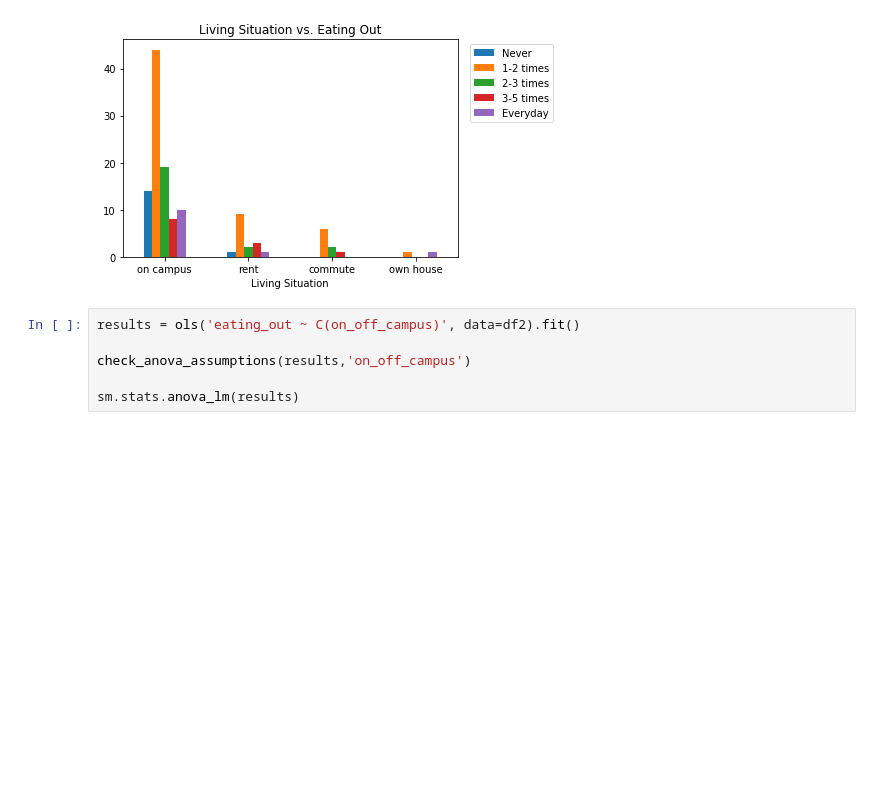
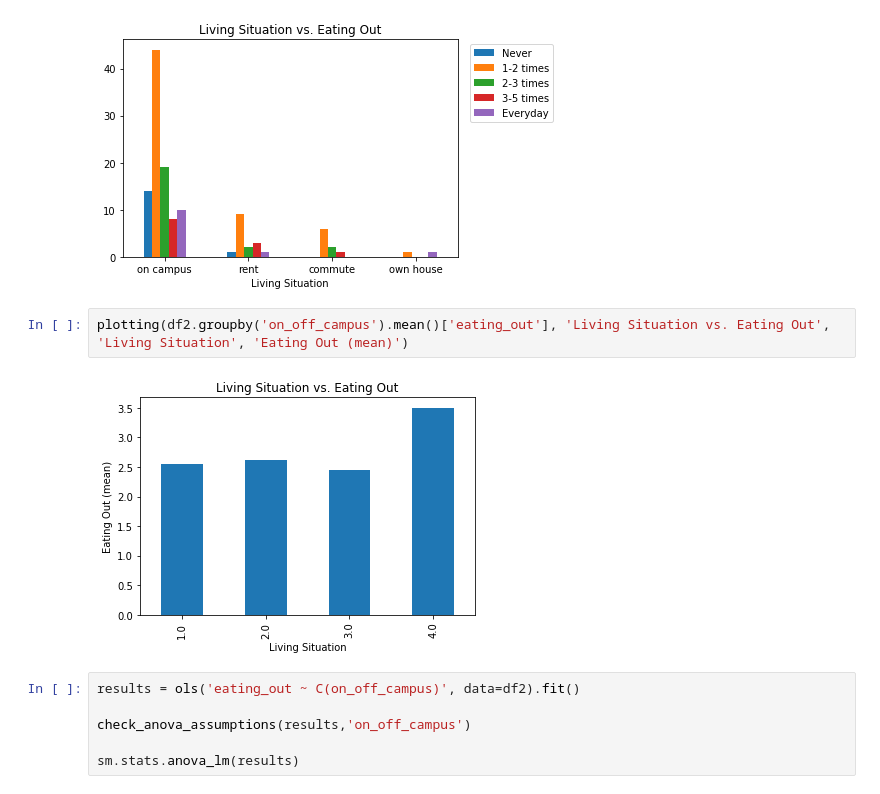
Before and after one commit to tiffanyhsu001/Stats131_FinalProject, a Jupyter notebook: Eating Out Data Analysis.ipynb, the cells around one changed output. Cells and saved outputs as stored; diff of their text form; blank space fills up the shorter version.

```diff
--- a/Eating Out Data Analysis.ipynb
+++ b/Eating Out Data Analysis.ipynb
@@ -149,6 +167,10 @@ variance homogeneity: LeveneResult(statistic=0.07917511485286827, pvalue=0.97118
 eatout_groupby_plot('on_off_campus', 'Living Situation vs. Eating Out', 'Living Situation', [0,1,2,3], ['on campus', 'rent', 'commute', 'own house'])
 # %% [output]
 [figure]
+# %%
+plotting(df2.groupby('on_off_campus').mean()['eating_out'], 'Living Situation vs. Eating Out', 'Living Situation', 'Eating Out (mean)')
+# %% [output]
+[figure, added]
 # %%
 results = ols('eating_out ~ C(on_off_campus)', data=df2).fit()
 
```
Also changed, not shown: parts of 8 cells of this notebook.
